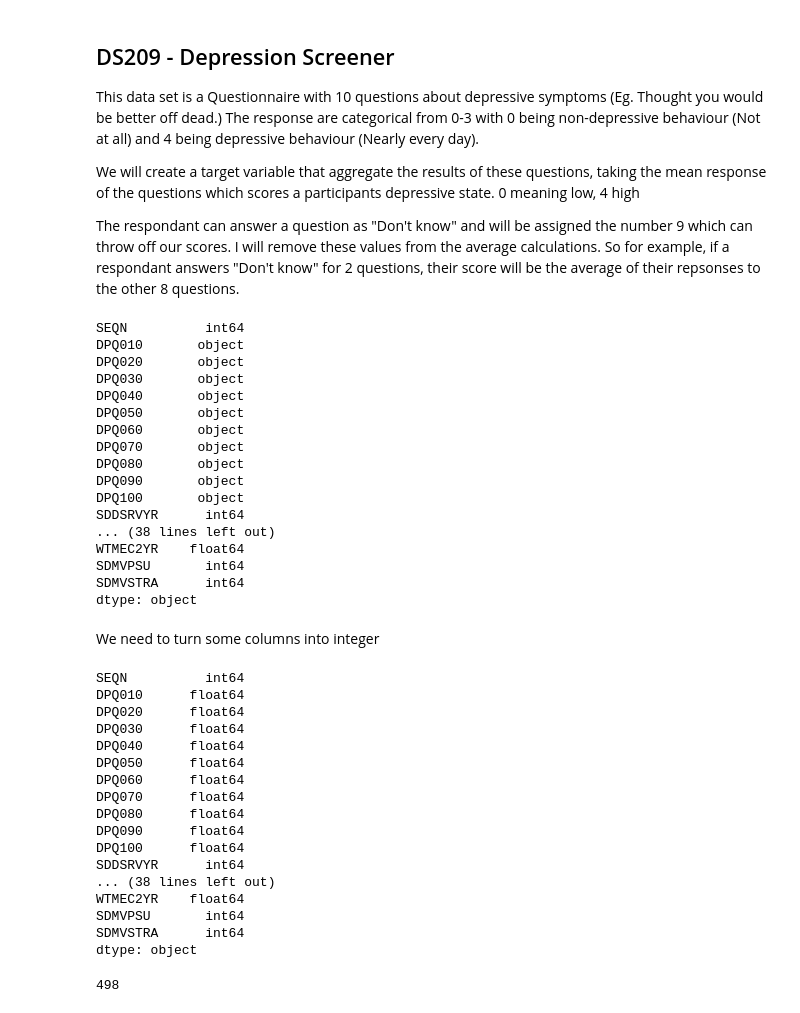
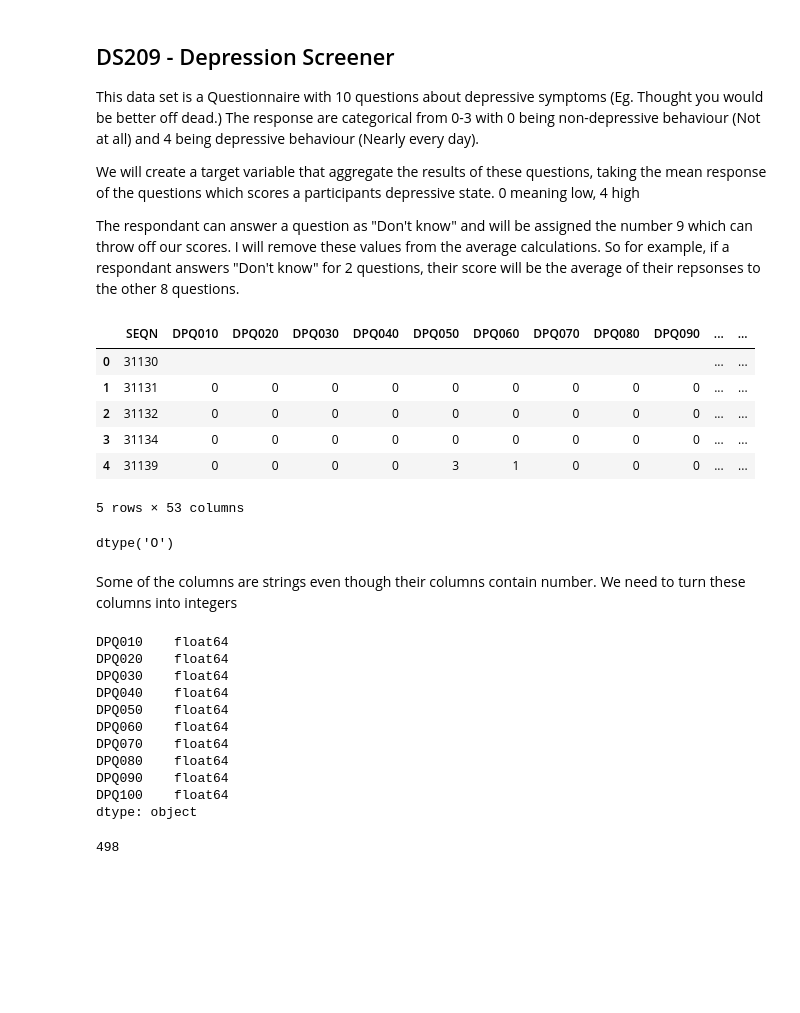
Before and after one commit to gmandl10/DATA495.github.io, a Jupyter notebook: Applications/Application1/EDA.ipynb, the cells around one changed output. Cells and saved outputs as stored; diff of their text form; code cells hidden in the pictures; blank space fills up the shorter version.

```diff
--- a/Applications/Application1/EDA.ipynb
+++ b/Applications/Application1/EDA.ipynb
@@ -470,28 +362,22 @@ We will create a target variable that aggregate the results of these questions,
 The respondant can answer a question as "Don't know" and will be assigned the number 9 which can throw off our scores. I will remove these values from the average calculations. So for example, if a respondant answers "Don't know" for 2 questions, their score will be the average of their repsonses to the other 8 questions.
 # %%
 DS209= pd.read_csv(os.path.dirname(os.path.dirname(os.getcwd()))+"\\Data\\NHANES\\ICPSR_25504\DS0209\\25504-0209-Data.tsv", sep = "\t")
+# %%
+DS209.head()
+# %% [output]
+|  | SEQN | DPQ010 | DPQ020 | DPQ030 | DPQ040 | DPQ050 | DPQ060 | DPQ070 | DPQ080 | DPQ090 | ... | ... |
+| 0 | 31130 |  |  |  |  |  |  |  |  |  | ... | ... |
+| 1 | 31131 | 0 | 0 | 0 | 0 | 0 | 0 | 0 | 0 | 0 | ... | ... |
+| 2 | 31132 | 0 | 0 | 0 | 0 | 0 | 0 | 0 | 0 | 0 | ... | ... |
+| 3 | 31134 | 0 | 0 | 0 | 0 | 0 | 0 | 0 | 0 | 0 | ... | ... |
+| 4 | 31139 | 0 | 0 | 0 | 0 | 3 | 1 | 0 | 0 | 0 | ... | ... |
+5 rows × 53 columns
 # %%
-DS209.dtypes
+DS209.dtypes["DPQ010"]
 # %% [output]
-SEQN          int64
-DPQ010       object
-DPQ020       object
-DPQ030       object
-DPQ040       object
-DPQ050       object
-DPQ060       object
-DPQ070       object
-DPQ080       object
-DPQ090       object
-DPQ100       object
-SDDSRVYR      int64
-... (38 lines left out)
-WTMEC2YR    float64
-SDMVPSU       int64
-SDMVSTRA      int64
-dtype: object
+dtype('O')
-# %% [markdown]
-We need to turn some columns into integer
+# %% [markdown]
+Some of the columns are strings even though their columns contain number. We need to turn these columns into integers
 # %%
 import numpy as np
 DS209 = DS209.replace(" ", np.NaN )
@@ -500,24 +386,18 @@ DS209[DS209.columns[1:11]]
 convert_dict = {}
 for column in DS209.columns[1:11]:
     DS209[column] = pd.to_numeric(DS209[column], errors='coerce')
-print(DS209.dtypes)
+print(DS209.dtypes[1:11])
 # %% [output]
-SEQN          int64
-DPQ010      float64
-DPQ020      float64
-DPQ030      float64
-DPQ040      float64
-DPQ050      float64
-DPQ060      float64
-DPQ070      float64
-DPQ080      float64
-DPQ090      float64
-DPQ100      float64
-SDDSRVYR      int64
-... (38 lines left out)
-WTMEC2YR    float64
-SDMVPSU       int64
-SDMVSTRA      int64
+DPQ010    float64
+DPQ020    float64
+DPQ030    float64
+DPQ040    float64
+DPQ050    float64
+DPQ060    float64
+DPQ070    float64
+DPQ080    float64
+DPQ090    float64
+DPQ100    float64
 dtype: object
 # %%
 (DS209.iloc[:, 1:11].isna().mean(axis = 1) == 1).sum()
```
Also changed, not shown: parts of 33 cells of this notebook, 1 other file.
